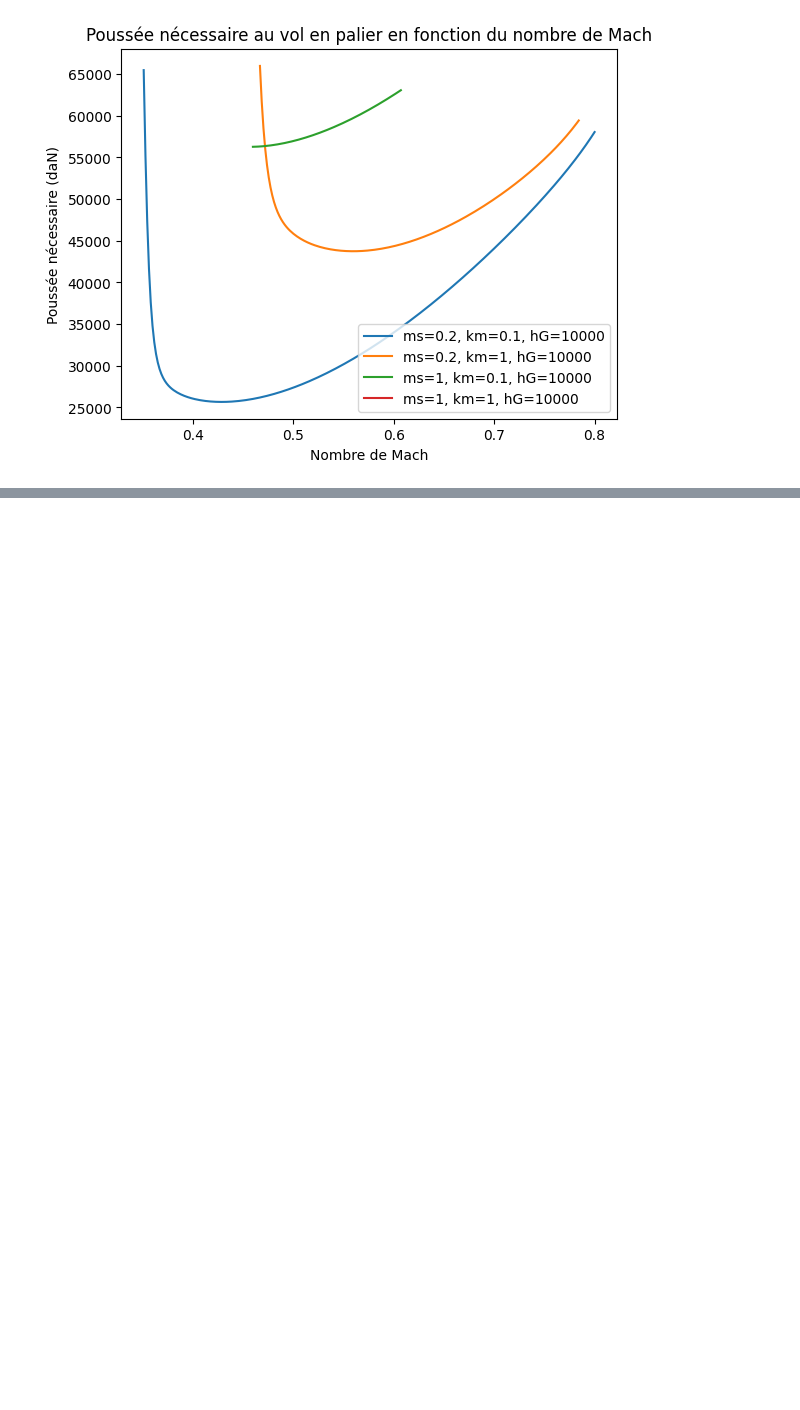
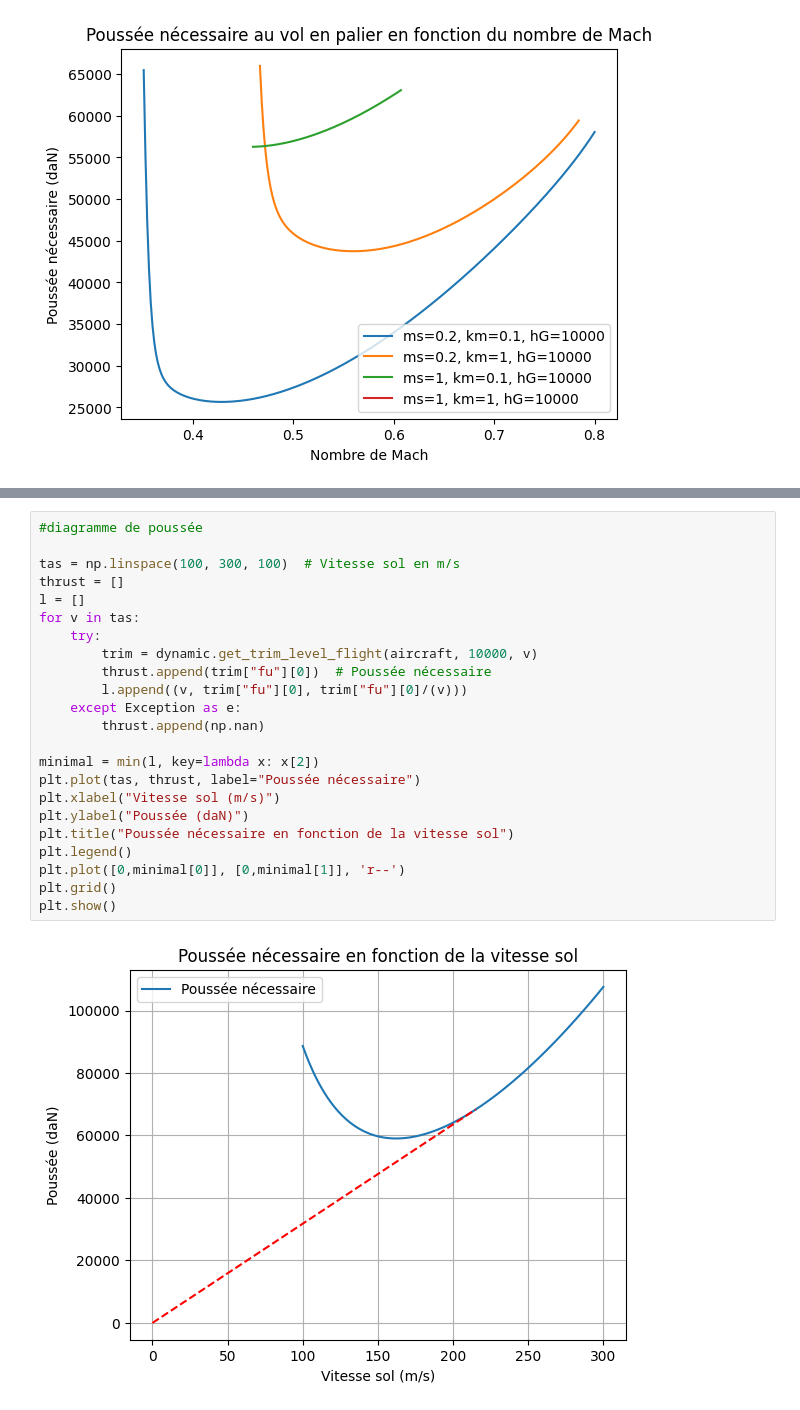
Before and after one commit to Math07170/BEAVION, a Jupyter notebook: rendu.ipynb, the cells around one changed output, grey strips where cells are left out. Cells and saved outputs as stored; diff of their text form; blank space fills up the shorter version.

```diff
--- a/rendu.ipynb
+++ b/rendu.ipynb
@@ -301,0 +349,25 @@ plt.show()
+# %%
+#diagramme de poussée
+
+tas = np.linspace(100, 300, 100)  # Vitesse sol en m/s
+thrust = []
+l = []
+for v in tas:
+    try:
+        trim = dynamic.get_trim_level_flight(aircraft, 10000, v)
+        thrust.append(trim["fu"][0])  # Poussée nécessaire
+        l.append((v, trim["fu"][0], trim["fu"][0]/(v)))
+    except Exception as e:
+        thrust.append(np.nan)
+
+minimal = min(l, key=lambda x: x[2])
+plt.plot(tas, thrust, label="Poussée nécessaire")
+plt.xlabel("Vitesse sol (m/s)")
+plt.ylabel("Poussée (daN)")
+plt.title("Poussée nécessaire en fonction de la vitesse sol")
+plt.legend()
+plt.plot([0,minimal[0]], [0,minimal[1]], 'r--')
+plt.grid()
+plt.show()
+# %% [output]
+[figure, added]
```
Also changed, not shown: parts of 7 cells of this notebook, 2 other files.
